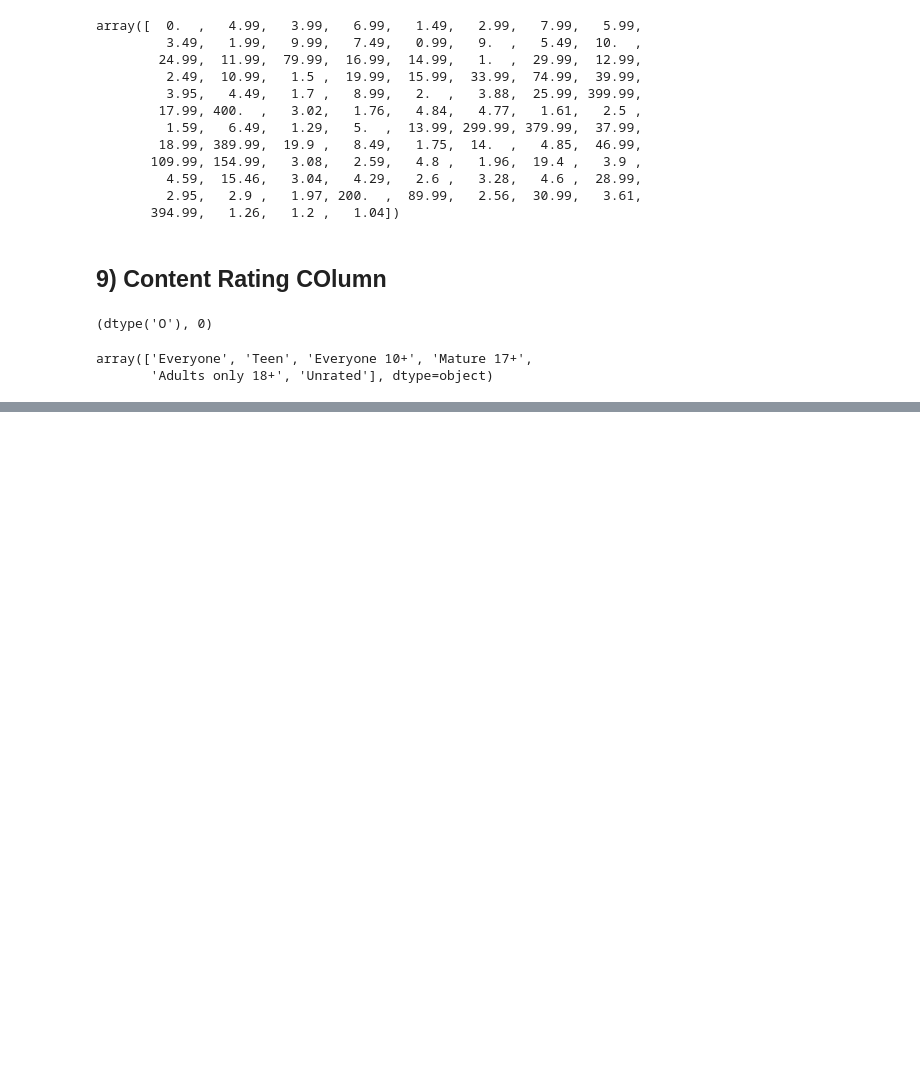
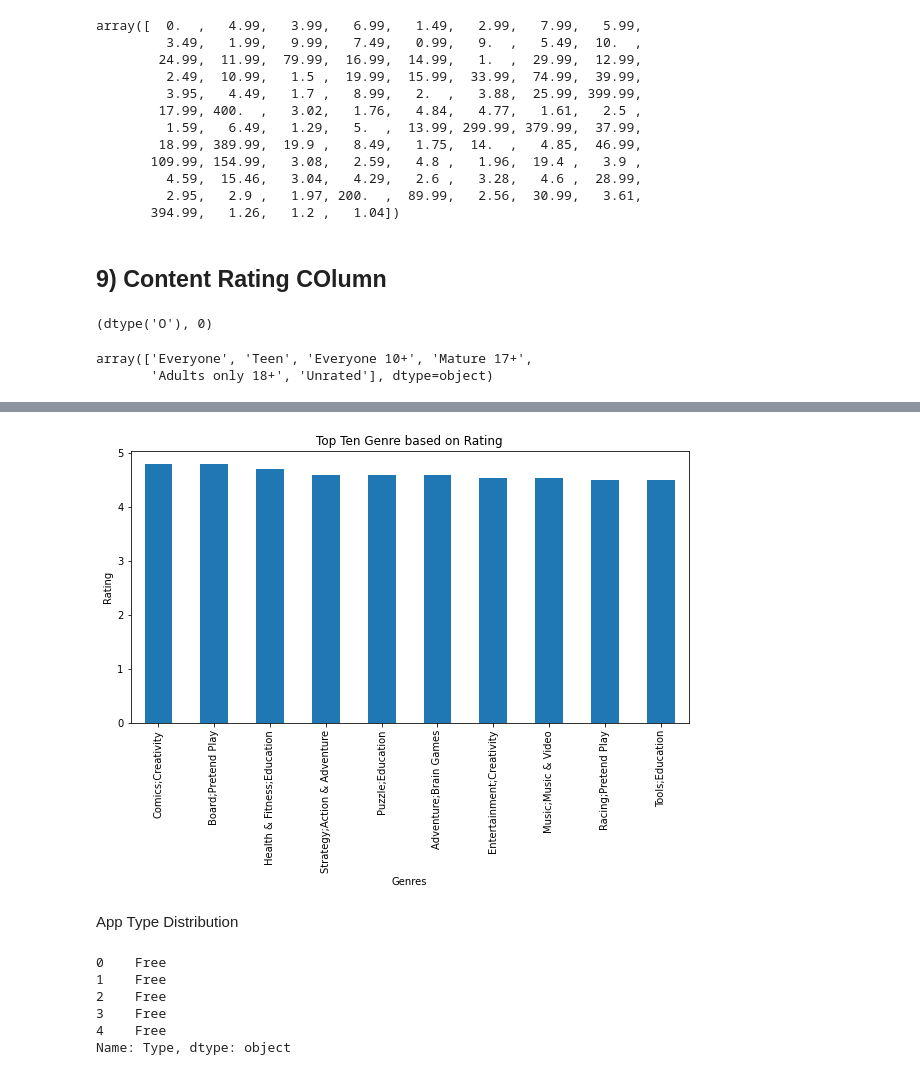
Before and after one commit to ankitrai777/EDA-on-Play-Store-App-Review, a Jupyter notebook: Play_Store_App_Review_Analysis_Capstone_Project.ipynb, the cells around one changed output, grey strips where cells are left out. Drawn from its saved outputs; the diff is of its cells as text; code cells hidden in the pictures; blank space fills up the shorter version.

```diff
--- a/Play_Store_App_Review_Analysis_Capstone_Project.ipynb
+++ b/Play_Store_App_Review_Analysis_Capstone_Project.ipynb
@@ -390,0 +512,15 @@ array(['Everyone', 'Teen', 'Everyone 10+', 'Mature 17+',
+# %%
+genre_rating_df = ps_df.groupby('Genres',as_index = True)['Rating'].mean().sort_values( ascending = False).head(10)
+# %%
+genre_rating_df.plot(kind = 'bar')
+plt.rcParams['figure.figsize'] = (10,5)
+
+plt.title('Top Ten Genre based on Rating')
+plt.ylabel('Rating')
+plt.xlabel('Genres')
+
+plt.show()
+# %% [output]
+[figure, added]
+# %% [markdown]
+App Type Distribution
@@ -390,0 +529,9 @@ array(['Everyone', 'Teen', 'Everyone 10+', 'Mature 17+',
+# %%
+free_app.head()
+# %% [output]
+0    Free
+1    Free
+2    Free
+3    Free
+4    Free
+Name: Type, dtype: object
```
Also changed, not shown: parts of 25 cells of this notebook.
